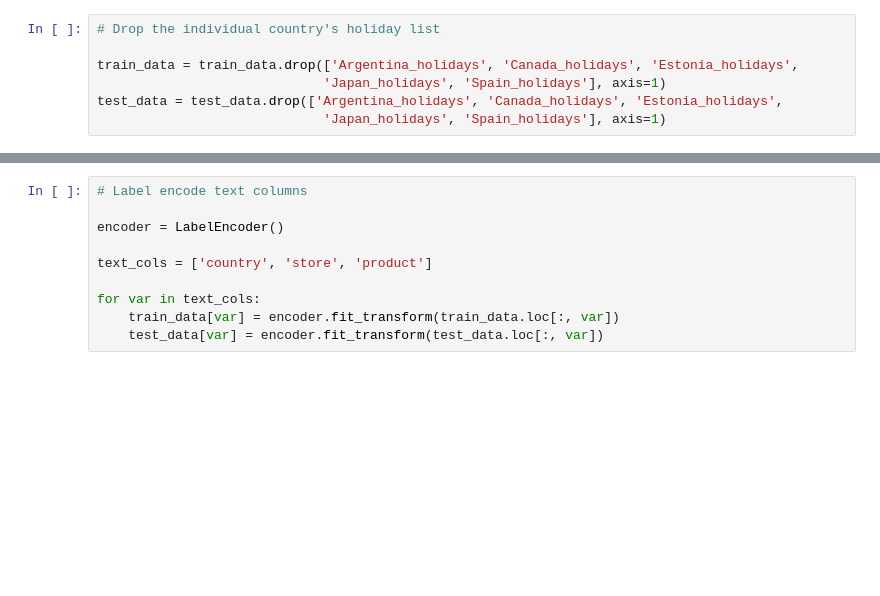
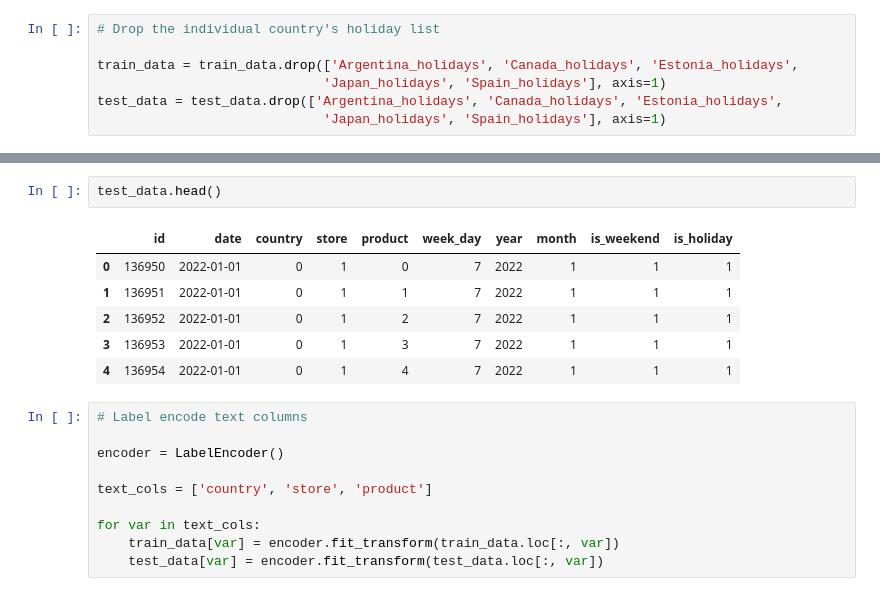
Before and after one commit to smirithi098/Sales-forecast-kaggle, a Jupyter notebook: sales_forecast.ipynb, the cells around one changed output, grey strips where cells are left out. Saved outputs shown, nothing was run; the diff lists cells and outputs as text; blank space fills up the shorter version.

```diff
--- a/sales_forecast.ipynb
+++ b/sales_forecast.ipynb
@@ -82,3 +91,12 @@ test_data = test_data.drop(['Argentina_holidays', 'Canada_holidays', 'Estonia_ho
+# %%
+test_data.head()
+# %% [output]
+|  | id | date | country | store | product | week_day | year | month | is_weekend | is_holiday |
+| 0 | 136950 | 2022-01-01 | 0 | 1 | 0 | 7 | 2022 | 1 | 1 | 1 |
+| 1 | 136951 | 2022-01-01 | 0 | 1 | 1 | 7 | 2022 | 1 | 1 | 1 |
+| 2 | 136952 | 2022-01-01 | 0 | 1 | 2 | 7 | 2022 | 1 | 1 | 1 |
+| 3 | 136953 | 2022-01-01 | 0 | 1 | 3 | 7 | 2022 | 1 | 1 | 1 |
+| 4 | 136954 | 2022-01-01 | 0 | 1 | 4 | 7 | 2022 | 1 | 1 | 1 |
 # %%
 # Label encode text columns
 
```
Also changed, not shown: parts of 1 cell of this notebook.
